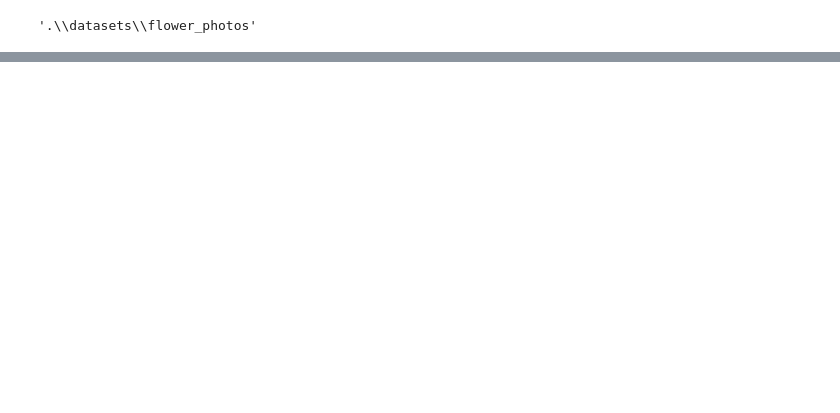
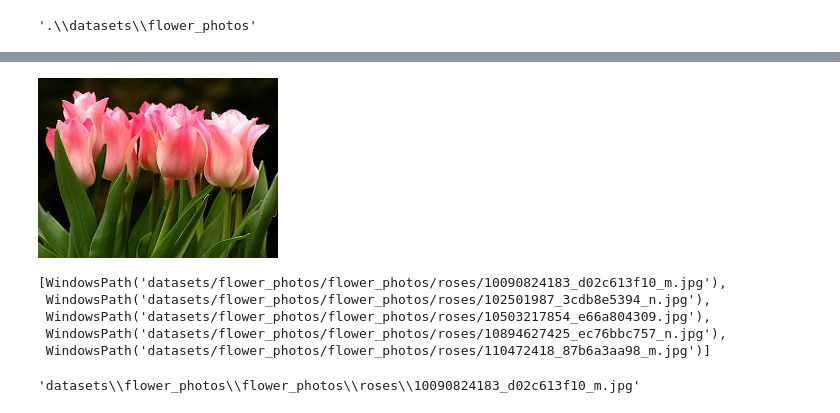
Before and after one commit to saketruia/DeepLearning, a Jupyter notebook: 13. Data Augmentation/Untitled.ipynb, the cells around one changed output, grey strips where cells are left out. Drawn from its saved outputs; the diff is of its cells as text; code cells hidden in the pictures; blank space fills up the shorter version.

```diff
--- a/13. Data Augmentation/Untitled.ipynb
+++ b/13. Data Augmentation/Untitled.ipynb
@@ -19,3 +16,7 @@ Downloading data from https://storage.googleapis.com/download.tensorflow.org/exa
 data_dir
 # %% [output]
 '.\\datasets\\flower_photos'
+# %%
+import pathlib
+data_dir = pathlib.Path(data_dir)
+data_dir
@@ -21,0 +68,5 @@ data_dir
+# %%
+tulips = list(data_dir.rglob('tulips/*'))
+PIL.Image.open(str(tulips[15]))
+# %% [output]
+[figure, added]
@@ -21,0 +89,12 @@ data_dir
+# %%
+flowers_images_dict['roses'][:5]
+# %% [output]
+[WindowsPath('datasets/flower_photos/flower_photos/roses/10090824183_d02c613f10_m.jpg'),
+ WindowsPath('datasets/flower_photos/flower_photos/roses/102501987_3cdb8e5394_n.jpg'),
+ WindowsPath('datasets/flower_photos/flower_photos/roses/10503217854_e66a804309.jpg'),
+ WindowsPath('datasets/flower_photos/flower_photos/roses/10894627425_ec76bbc757_n.jpg'),
+ WindowsPath('datasets/flower_photos/flower_photos/roses/110472418_87b6a3aa98_m.jpg')]
+# %%
+str(flowers_images_dict['roses'][0])
+# %% [output]
+'datasets\\flower_photos\\flower_photos\\roses\\10090824183_d02c613f10_m.jpg'
```
Also changed, not shown: parts of 27 cells of this notebook.
